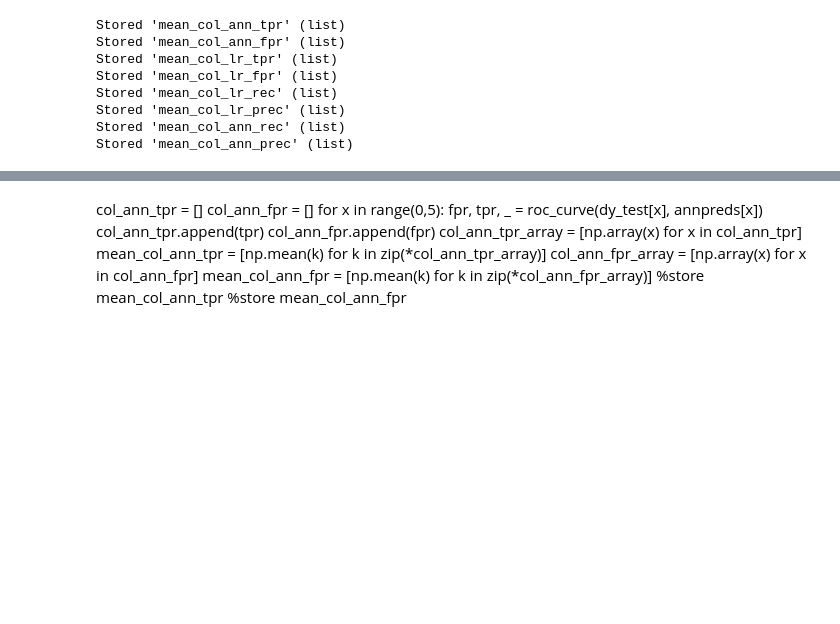
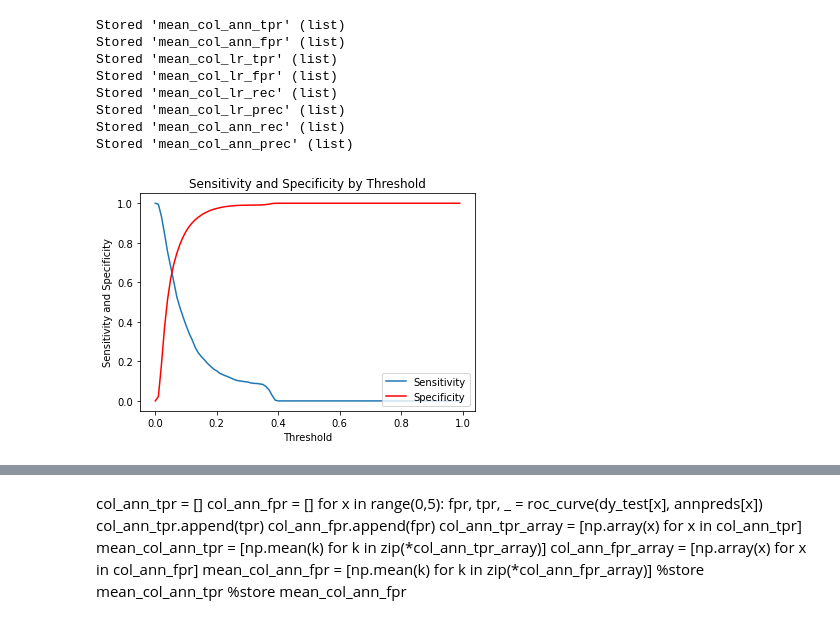
Before and after one commit to gomezlab/nsqip_procedurespecific, a Jupyter notebook: crossval_col.ipynb, the cells around one changed output, grey strips where cells are left out. Drawn from its saved outputs; the diff is of its cells as text; code cells hidden in the pictures; blank space fills up the shorter version.

Commit message:
updating files
include code for Delong test

```diff
--- a/crossval_col.ipynb
+++ b/crossval_col.ipynb
@@ -345,3 +377,27 @@ Stored 'mean_col_lr_rec' (list)
 Stored 'mean_col_lr_prec' (list)
 Stored 'mean_col_ann_rec' (list)
 Stored 'mean_col_ann_prec' (list)
+# %%
+from imblearn.metrics import specificity_score
+thresh = np.arange(0, 1, 0.01)
+#calculate recall at 10 thresholds
+annrecall_list = []
+for i in thresh:
+    annrecall_list.append(recall_score(dy_test[1], annpreds[1] > i))
+#calculate spec at 10 thresholds
+annspec_list = []
+for i in thresh:
+    annspec_list.append(specificity_score(dy_test[1], annpreds[1] > i))
+# %%
+from matplotlib import pyplot as plt
+#plot recall vs threshold
+plt.plot(thresh, annrecall_list, label = 'Sensitivity')
+plt.plot(thresh, annspec_list, color = 'red', label = 'Specificity')
+plt.xlabel('Threshold')
+plt.ylabel('Sensitivity and Specificity')
+plt.title('Sensitivity and Specificity by Threshold')
+plt.legend(loc="lower right")
+plt.show()
+thresh = np.arange(0, 1, 0.01)
+# %% [output]
+[figure, added]
```
Also changed, not shown: parts of 16 cells of this notebook, 6 other files.
